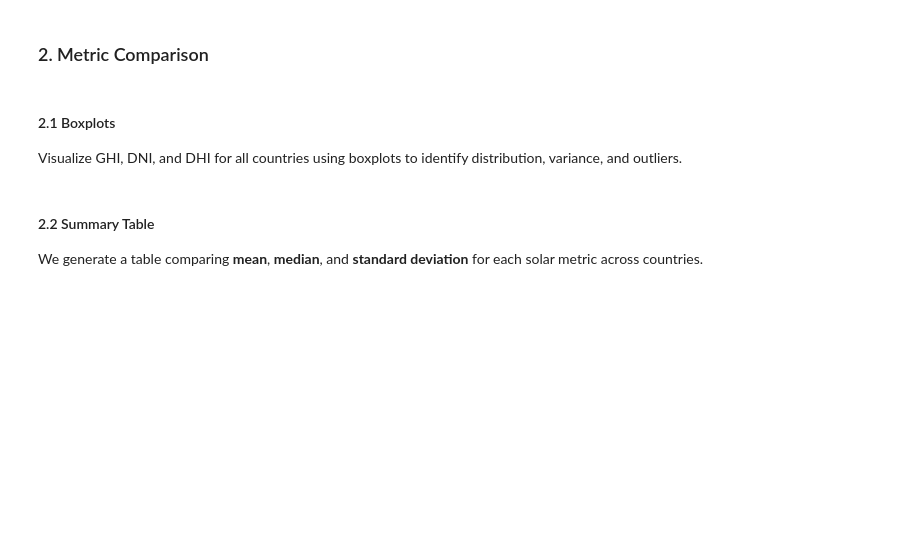
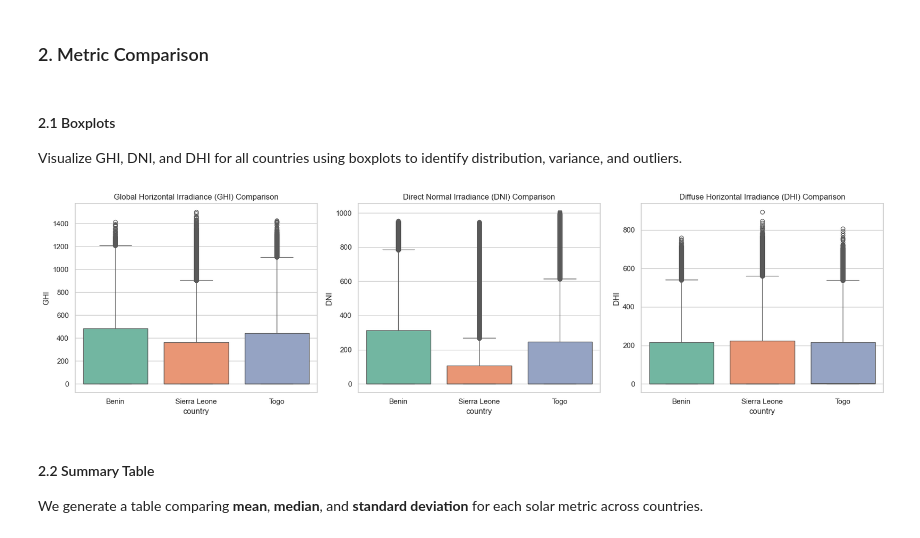
Before and after one commit to BruhTes/solar-challenge-week1, a Jupyter notebook: notebooks/compare_countries.ipynb, the cells around one changed output. Saved outputs shown, nothing was run; the diff lists cells and outputs as text; code cells hidden in the pictures; blank space fills up the shorter version.

```diff
--- a/notebooks/compare_countries.ipynb
+++ b/notebooks/compare_countries.ipynb
@@ -55,6 +35,35 @@ combined_df.head()
 # %% [markdown]
 #### 2.1 Boxplots
 Visualize GHI, DNI, and DHI for all countries using boxplots to identify distribution, variance, and outliers.
+# %%
+import seaborn as sns
+import matplotlib.pyplot as plt
+
+sns.set(style="whitegrid")
+plt.figure(figsize=(18, 5))
+
+# GHI boxplot
+plt.subplot(1, 3, 1)
+sns.boxplot(x="country", y="GHI", hue="country", data=df_all, palette="Set2", legend=False)
+plt.title("Global Horizontal Irradiance (GHI) Comparison")
+plt.legend([],[], frameon=False)
+
+# DNI boxplot
+plt.subplot(1, 3, 2)
+sns.boxplot(x="country", y="DNI", hue="country", data=df_all, palette="Set2", legend=False)
+plt.title("Direct Normal Irradiance (DNI) Comparison")
+plt.legend([],[], frameon=False)
+
+# DHI boxplot
+plt.subplot(1, 3, 3)
+sns.boxplot(x="country", y="DHI", hue="country", data=df_all, palette="Set2", legend=False)
+plt.title("Diffuse Horizontal Irradiance (DHI) Comparison")
+plt.legend([],[], frameon=False)
+
+plt.tight_layout()
+plt.show()
+# %% [output]
+[figure, added]
 # %% [markdown]
 #### 2.2 Summary Table
 We generate a table comparing **mean**, **median**, and **standard deviation** for each solar metric across countries.
```
Also changed, not shown: parts of 2 cells of this notebook.
